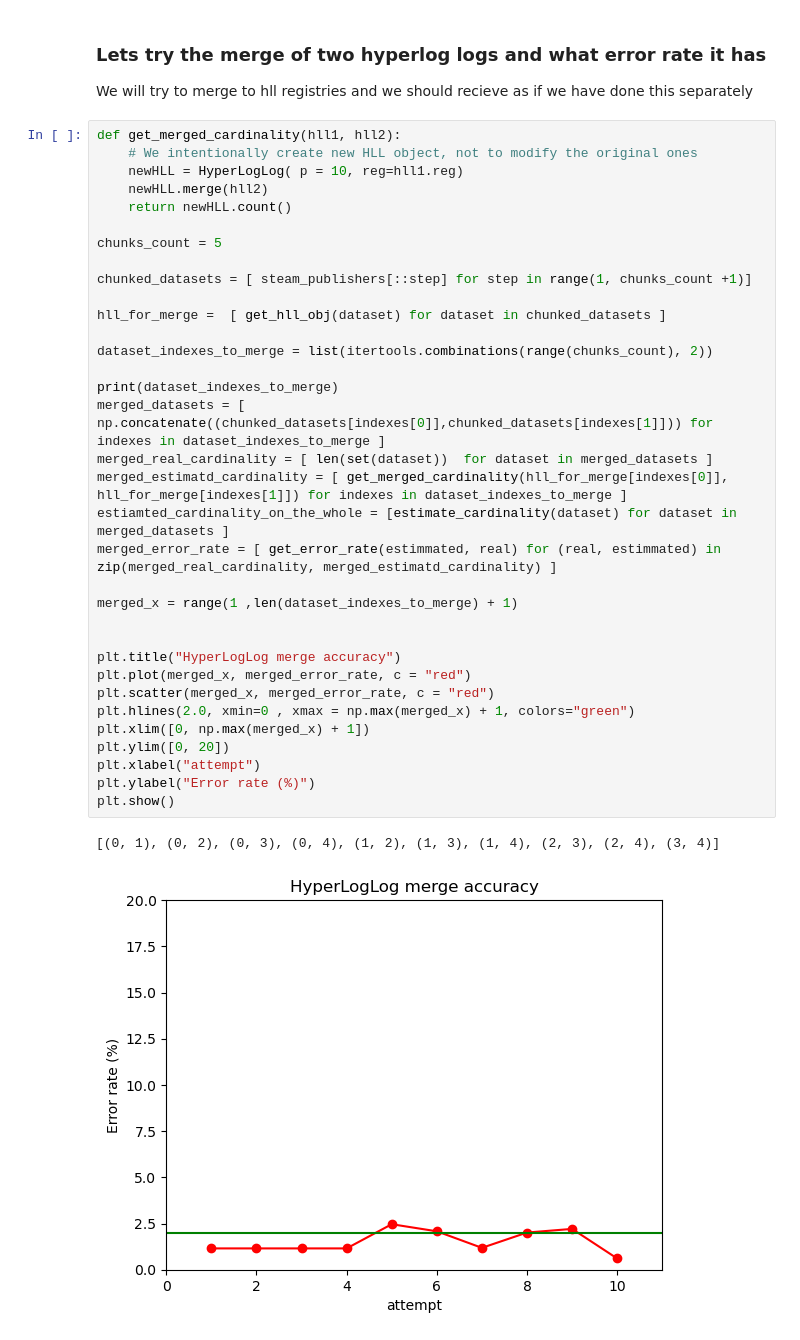
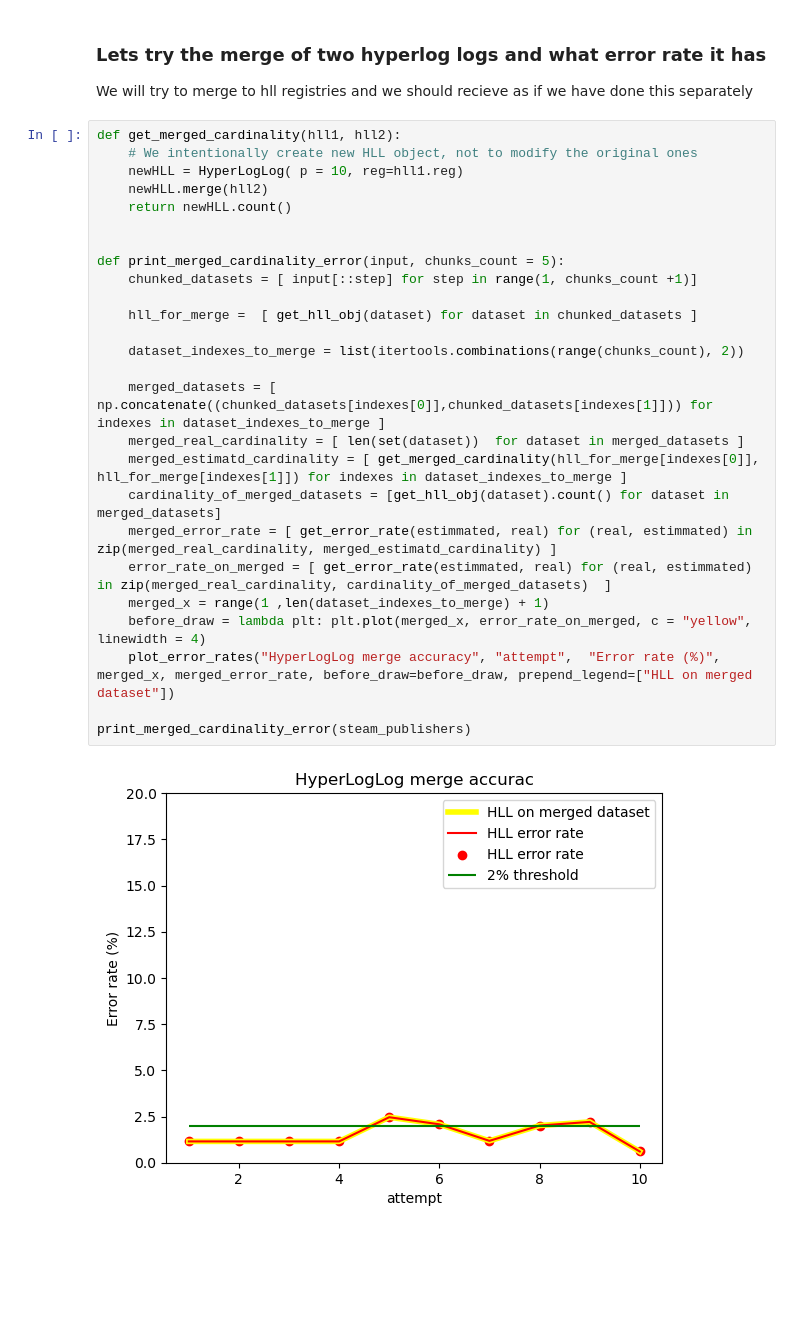
Before and after one commit to svetoslavpetkov/math-concepts-for-developers, a Jupyter notebook: 99 couse project/HyperLogLog.ipynb, the cells around one changed output. Drawn from its saved outputs; the diff is of its cells as text; blank space fills up the shorter version.

```diff
--- a/99 couse project/HyperLogLog.ipynb
+++ b/99 couse project/HyperLogLog.ipynb
@@ -233,37 +241,28 @@ We will try to merge to hll registries and we should recieve as if we have done
 # %%
 def get_merged_cardinality(hll1, hll2):
     # We intentionally create new HLL object, not to modify the original ones
     newHLL = HyperLogLog( p = 10, reg=hll1.reg)
     newHLL.merge(hll2)
     return newHLL.count()
 
-chunks_count = 5
 
-chunked_datasets = [ steam_publishers[::step] for step in range(1, chunks_count +1)]
+def print_merged_cardinality_error(input, chunks_count = 5):
+    chunked_datasets = [ input[::step] for step in range(1, chunks_count +1)]
 
-hll_for_merge =  [ get_hll_obj(dataset) for dataset in chunked_datasets ]
+    hll_for_merge =  [ get_hll_obj(dataset) for dataset in chunked_datasets ]
 
-dataset_indexes_to_merge = list(itertools.combinations(range(chunks_count), 2))
+    dataset_indexes_to_merge = list(itertools.combinations(range(chunks_count), 2))
 
-print(dataset_indexes_to_merge)
-merged_datasets = [ np.concatenate((chunked_datasets[indexes[0]],chunked_datasets[indexes[1]])) for indexes in dataset_indexes_to_merge ]
-merged_real_cardinality = [ len(set(dataset))  for dataset in merged_datasets ]
-merged_estimatd_cardinality = [ get_merged_cardinality(hll_for_merge[indexes[0]], hll_for_merge[indexes[1]]) for indexes in dataset_indexes_to_merge ]
-estiamted_cardinality_on_the_whole = [estimate_cardinality(dataset) for dataset in merged_datasets ]
-merged_error_rate = [ get_error_rate(estimmated, real) for (real, estimmated) in zip(merged_real_cardinality, merged_estimatd_cardinality) ]
+    merged_datasets = [ np.concatenate((chunked_datasets[indexes[0]],chunked_datasets[indexes[1]])) for indexes in dataset_indexes_to_merge ]
+    merged_real_cardinality = [ len(set(dataset))  for dataset in merged_datasets ]
+    merged_estimatd_cardinality = [ get_merged_cardinality(hll_for_merge[indexes[0]], hll_for_merge[indexes[1]]) for indexes in dataset_indexes_to_merge ]
+    cardinality_of_merged_datasets = [get_hll_obj(dataset).count() for dataset in merged_datasets]
+    merged_error_rate = [ get_error_rate(estimmated, real) for (real, estimmated) in zip(merged_real_cardinality, merged_estimatd_cardinality) ]
+    error_rate_on_merged = [ get_error_rate(estimmated, real) for (real, estimmated) in zip(merged_real_cardinality, cardinality_of_merged_datasets)  ]
+    merged_x = range(1 ,len(dataset_indexes_to_merge) + 1)
+    before_draw = lambda plt: plt.plot(merged_x, error_rate_on_merged, c = "yellow", linewidth = 4)
+    plot_error_rates("HyperLogLog merge accuracy", "attempt",  "Error rate (%)", merged_x, merged_error_rate, before_draw=before_draw, prepend_legend=["HLL on merged dataset"])
 
-merged_x = range(1 ,len(dataset_indexes_to_merge) + 1)
-
-
-plt.title("HyperLogLog merge accuracy")
-plt.plot(merged_x, merged_error_rate, c = "red")
-plt.scatter(merged_x, merged_error_rate, c = "red")
-plt.hlines(2.0, xmin=0 , xmax = np.max(merged_x) + 1, colors="green")
-plt.xlim([0, np.max(merged_x) + 1])
-plt.ylim([0, 20])
-plt.xlabel("attempt")
-plt.ylabel("Error rate (%)")
-plt.show()
+print_merged_cardinality_error(steam_publishers)
 # %% [output]
-[(0, 1), (0, 2), (0, 3), (0, 4), (1, 2), (1, 3), (1, 4), (2, 3), (2, 4), (3, 4)]
-[figure, old version]
+[figure, new version]
```
Also changed, not shown: parts of 3 cells of this notebook, 1 other file.
